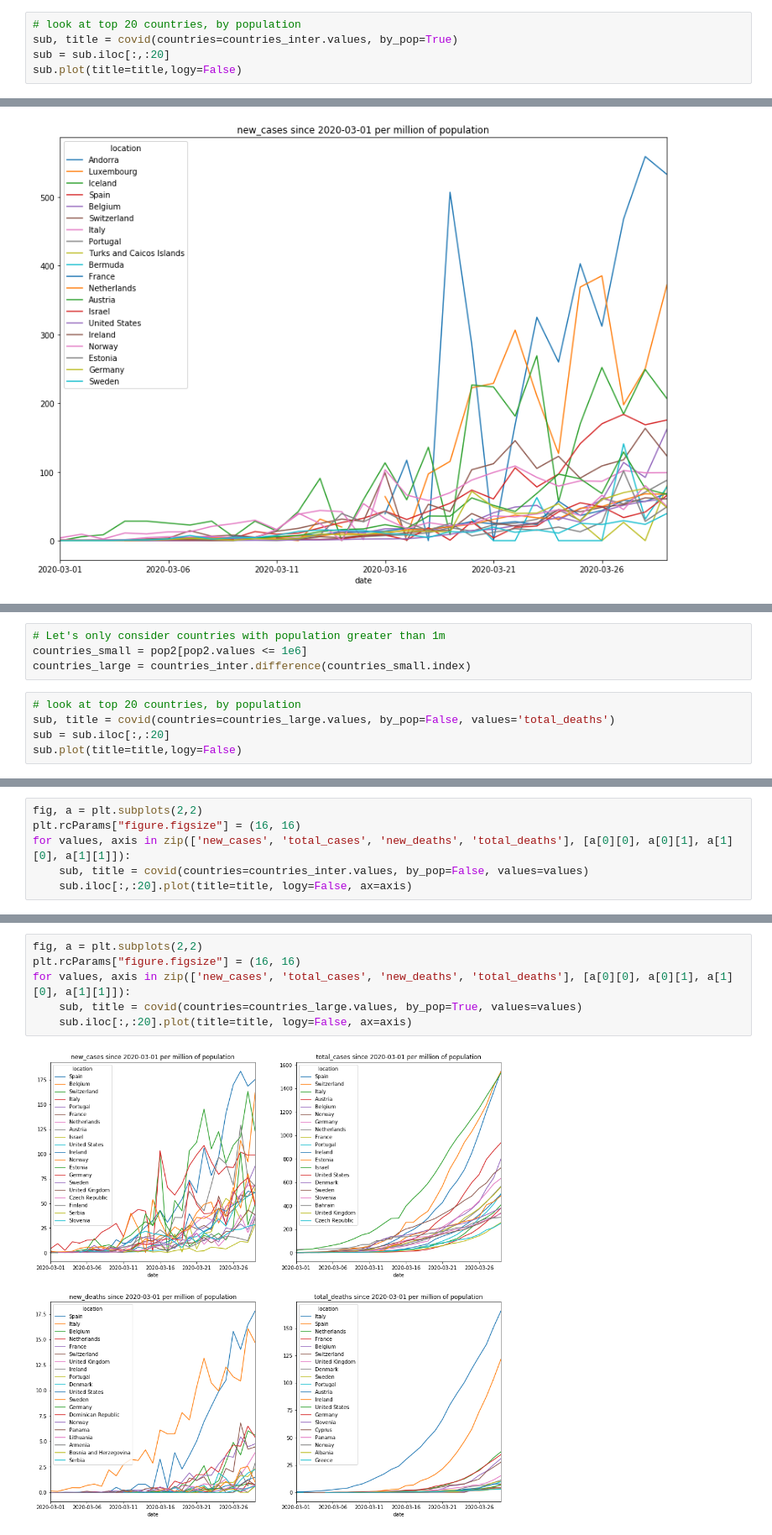
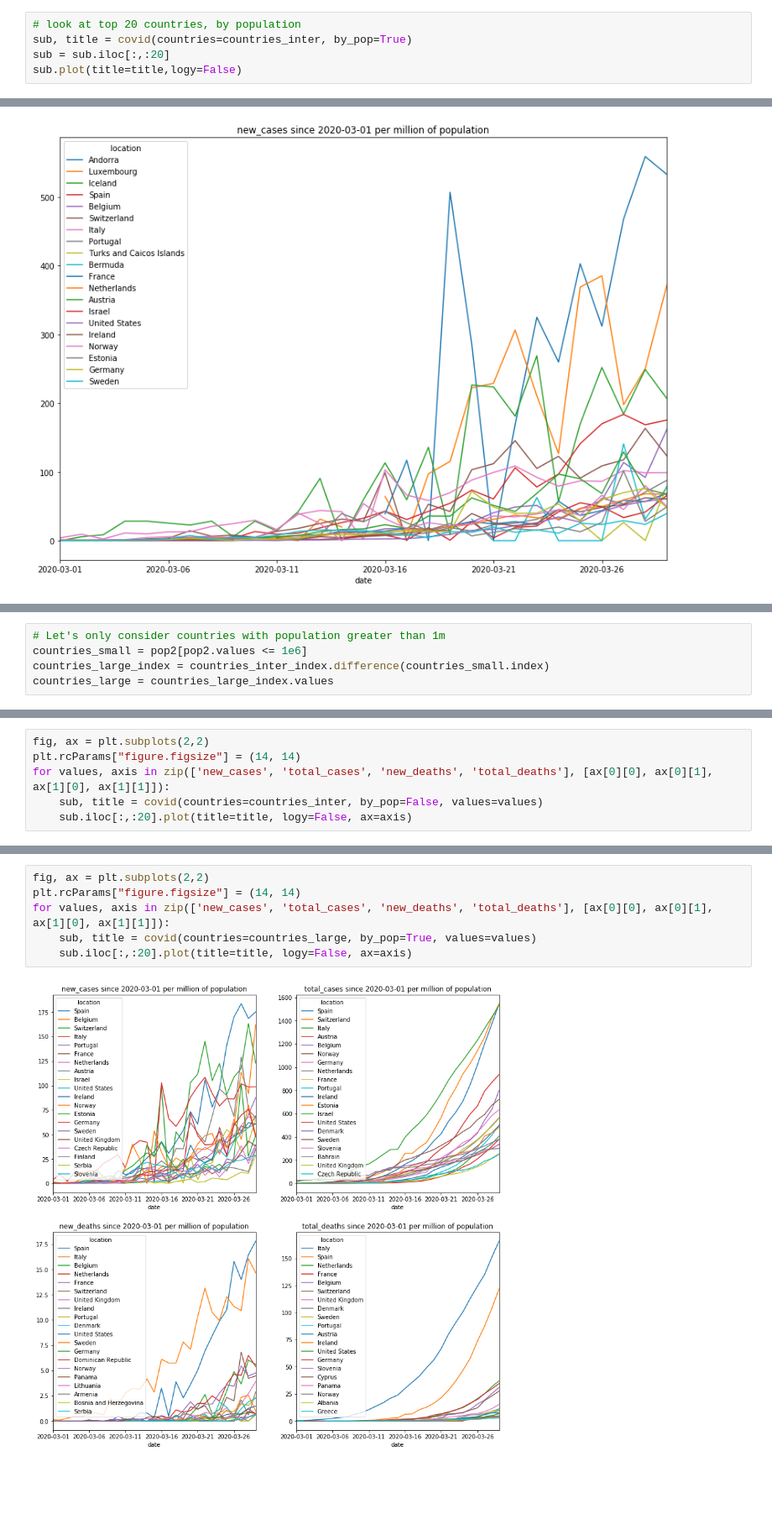
Before and after one commit to bakirl/covid19-tracker, a Jupyter notebook: covid19.ipynb, the cells around one changed output, grey strips where cells are left out. Shown at 84% size. Saved outputs shown, nothing was run; the diff lists cells and outputs as text; blank space fills up the shorter version.

Commit message:
added specific countries

```diff
--- a/covid19.ipynb
+++ b/covid19.ipynb
@@ -86,7 +87,7 @@ See the caveats in the documentation: http://pandas.pydata.org/pandas-docs/stabl
 [figure]
 # %%
 # look at top 20 countries, by population
-sub, title = covid(countries=countries_inter.values, by_pop=True)
+sub, title = covid(countries=countries_inter, by_pop=True)
 sub = sub.iloc[:,:20]
 sub.plot(title=title,logy=False)
 # %% [output]
@@ -103,9 +104,5 @@ pop2.iloc[entries-25:].plot(kind='barh',logx=True)
 # %%
 # Let's only consider countries with population greater than 1m
 countries_small = pop2[pop2.values <= 1e6]
-countries_large = countries_inter.difference(countries_small.index)
+countries_large_index = countries_inter_index.difference(countries_small.index)
+countries_large = countries_large_index.values
-# %%
-# look at top 20 countries, by population
-sub, title = covid(countries=countries_large.values, by_pop=False, values='total_deaths')
-sub = sub.iloc[:,:20]
-sub.plot(title=title,logy=False)
@@ -118,7 +117,7 @@ See the caveats in the documentation: http://pandas.pydata.org/pandas-docs/stabl
 # %%
-fig, a = plt.subplots(2,2)
-plt.rcParams["figure.figsize"] = (16, 16)
-for values, axis in zip(['new_cases', 'total_cases', 'new_deaths', 'total_deaths'], [a[0][0], a[0][1], a[1][0], a[1][1]]):
-    sub, title = covid(countries=countries_inter.values, by_pop=False, values=values)
+fig, ax = plt.subplots(2,2)
+plt.rcParams["figure.figsize"] = (14, 14)
+for values, axis in zip(['new_cases', 'total_cases', 'new_deaths', 'total_deaths'], [ax[0][0], ax[0][1], ax[1][0], ax[1][1]]):
+    sub, title = covid(countries=countries_inter, by_pop=False, values=values)
     sub.iloc[:,:20].plot(title=title, logy=False, ax=axis)
 # %% [output]
@@ -129,8 +128,8 @@ See the caveats in the documentation: http://pandas.pydata.org/pandas-docs/stabl
 # %%
-fig, a = plt.subplots(2,2)
-plt.rcParams["figure.figsize"] = (16, 16)
-for values, axis in zip(['new_cases', 'total_cases', 'new_deaths', 'total_deaths'], [a[0][0], a[0][1], a[1][0], a[1][1]]):
-    sub, title = covid(countries=countries_large.values, by_pop=True, values=values)
+fig, ax = plt.subplots(2,2)
+plt.rcParams["figure.figsize"] = (14, 14)
+for values, axis in zip(['new_cases', 'total_cases', 'new_deaths', 'total_deaths'], [ax[0][0], ax[0][1], ax[1][0], ax[1][1]]):
+    sub, title = covid(countries=countries_large, by_pop=True, values=values)
     sub.iloc[:,:20].plot(title=title, logy=False, ax=axis)
 # %% [output]
-[figure, old version]
+[figure, new version]
```
Also changed, not shown: parts of 17 cells of this notebook.
